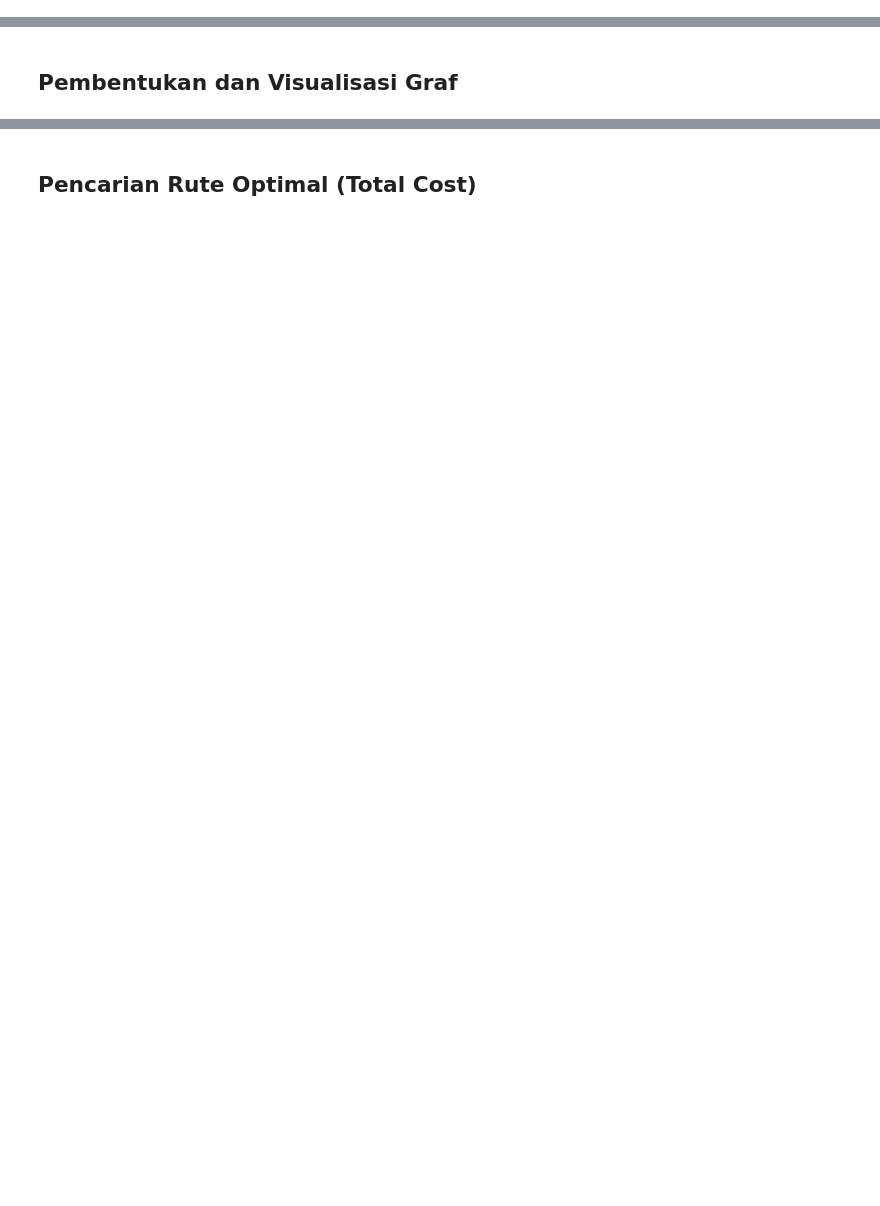
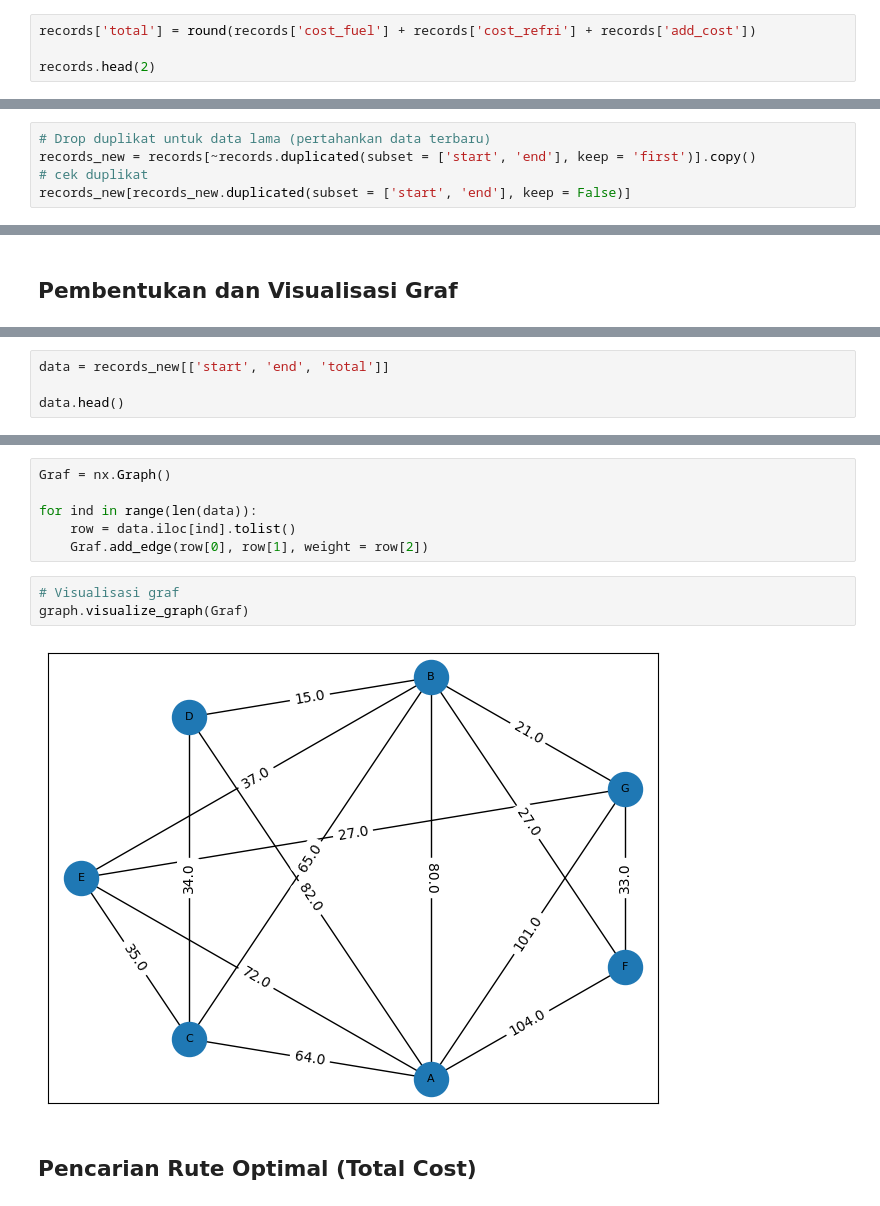
Before and after one commit to IrfanChairurrachman/dijkstra_bulog, a Jupyter notebook: Optimal_Route.ipynb, the cells around one changed output, grey strips where cells are left out. Drawn from its saved outputs; the diff is of its cells as text; blank space fills up the shorter version.

```diff
--- a/Optimal_Route.ipynb
+++ b/Optimal_Route.ipynb
@@ -807,0 +1104,4 @@ Graf terbagi menjadi dua jenis, yaitu *unweighted graph* dan *weighted graph*:
+# %%
+records['total'] = round(records['cost_fuel'] + records['cost_refri'] + records['add_cost'])
+
+records.head(2)
@@ -807,0 +1139,5 @@ Graf terbagi menjadi dua jenis, yaitu *unweighted graph* dan *weighted graph*:
+# %%
+# Drop duplikat untuk data lama (pertahankan data terbaru)
+records_new = records[~records.duplicated(subset = ['start', 'end'], keep = 'first')].copy()
+# cek duplikat
+records_new[records_new.duplicated(subset = ['start', 'end'], keep = False)]
@@ -809,0 +1150,4 @@ Graf terbagi menjadi dua jenis, yaitu *unweighted graph* dan *weighted graph*:
+# %%
+data = records_new[['start', 'end', 'total']]
+
+data.head()
@@ -810,2 +1161,13 @@ Graf terbagi menjadi dua jenis, yaitu *unweighted graph* dan *weighted graph*:
+# %%
+Graf = nx.Graph()
+
+for ind in range(len(data)):
+    row = data.iloc[ind].tolist()
+    Graf.add_edge(row[0], row[1], weight = row[2])
+# %%
+# Visualisasi graf
+graph.visualize_graph(Graf)
+# %% [output]
+[figure, added]
 # %% [markdown]
 ## Pencarian Rute Optimal (Total Cost)
```
Also changed, not shown: parts of 73 cells of this notebook, 3 other files.
